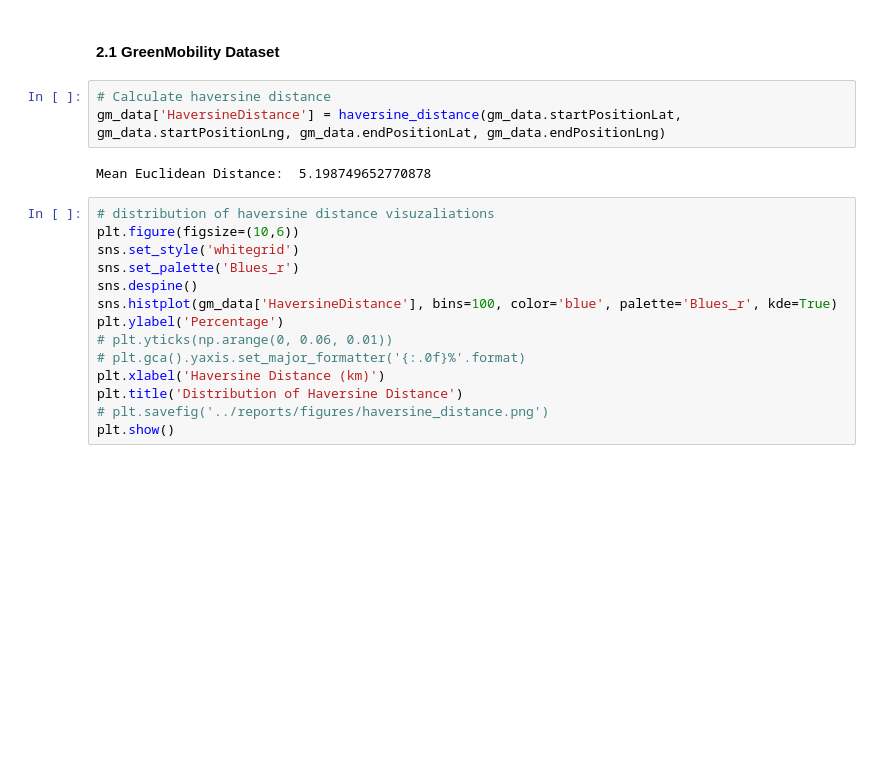
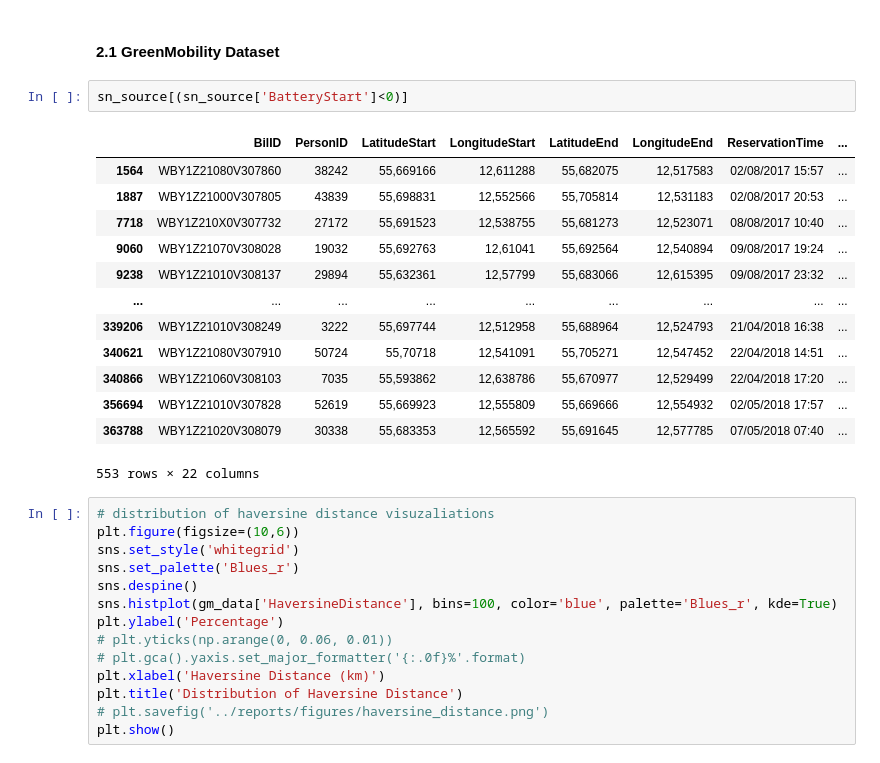
Before and after one commit to mihainipomici/multimodal_public_transport_copenhagen, a Jupyter notebook: notebooks/accesibility.ipynb, the cells around one changed output. Cells and saved outputs as stored; diff of their text form; blank space fills up the shorter version.

```diff
--- a/notebooks/accesibility.ipynb
+++ b/notebooks/accesibility.ipynb
@@ -23,11 +148,22 @@ zones_dict = pd.read_csv(zones_dict_path).set_index('Unnamed: 0').to_dict()
 ### 2.  Trips profiling and statistics
 # %% [markdown]
 #### 2.1 GreenMobility Dataset
-# %%
-# Calculate haversine distance
-gm_data['HaversineDistance'] = haversine_distance(gm_data.startPositionLat, gm_data.startPositionLng, gm_data.endPositionLat, gm_data.endPositionLng)
-# %% [output]
-Mean Euclidean Distance:  5.198749652770878
+# %%
+sn_source[(sn_source['BatteryStart']<0)]
+# %% [output]
+|  | BilID | PersonID | LatitudeStart | LongitudeStart | LatitudeEnd | LongitudeEnd | ReservationTime | ... |
+| 1564 | WBY1Z21080V307860 | 38242 | 55,669166 | 12,611288 | 55,682075 | 12,517583 | 02/08/2017 15:57 | ... |
+| 1887 | WBY1Z21000V307805 | 43839 | 55,698831 | 12,552566 | 55,705814 | 12,531183 | 02/08/2017 20:53 | ... |
+| 7718 | WBY1Z210X0V307732 | 27172 | 55,691523 | 12,538755 | 55,681273 | 12,523071 | 08/08/2017 10:40 | ... |
+| 9060 | WBY1Z21070V308028 | 19032 | 55,692763 | 12,61041 | 55,692564 | 12,540894 | 09/08/2017 19:24 | ... |
+| 9238 | WBY1Z21010V308137 | 29894 | 55,632361 | 12,57799 | 55,683066 | 12,615395 | 09/08/2017 23:32 | ... |
+| ... | ... | ... | ... | ... | ... | ... | ... | ... |
+| 339206 | WBY1Z21010V308249 | 3222 | 55,697744 | 12,512958 | 55,688964 | 12,524793 | 21/04/2018 16:38 | ... |
+| 340621 | WBY1Z21080V307910 | 50724 | 55,70718 | 12,541091 | 55,705271 | 12,547452 | 22/04/2018 14:51 | ... |
+| 340866 | WBY1Z21060V308103 | 7035 | 55,593862 | 12,638786 | 55,670977 | 12,529499 | 22/04/2018 17:20 | ... |
+| 356694 | WBY1Z21010V307828 | 52619 | 55,669923 | 12,555809 | 55,669666 | 12,554932 | 02/05/2018 17:57 | ... |
+| 363788 | WBY1Z21020V308079 | 30338 | 55,683353 | 12,565592 | 55,691645 | 12,577785 | 07/05/2018 07:40 | ... |
+553 rows × 22 columns
 # %%
 # distribution of haversine distance visuzaliations
 plt.figure(figsize=(10,6))
```
Also changed, not shown: parts of 8 cells of this notebook, 1 other file.
